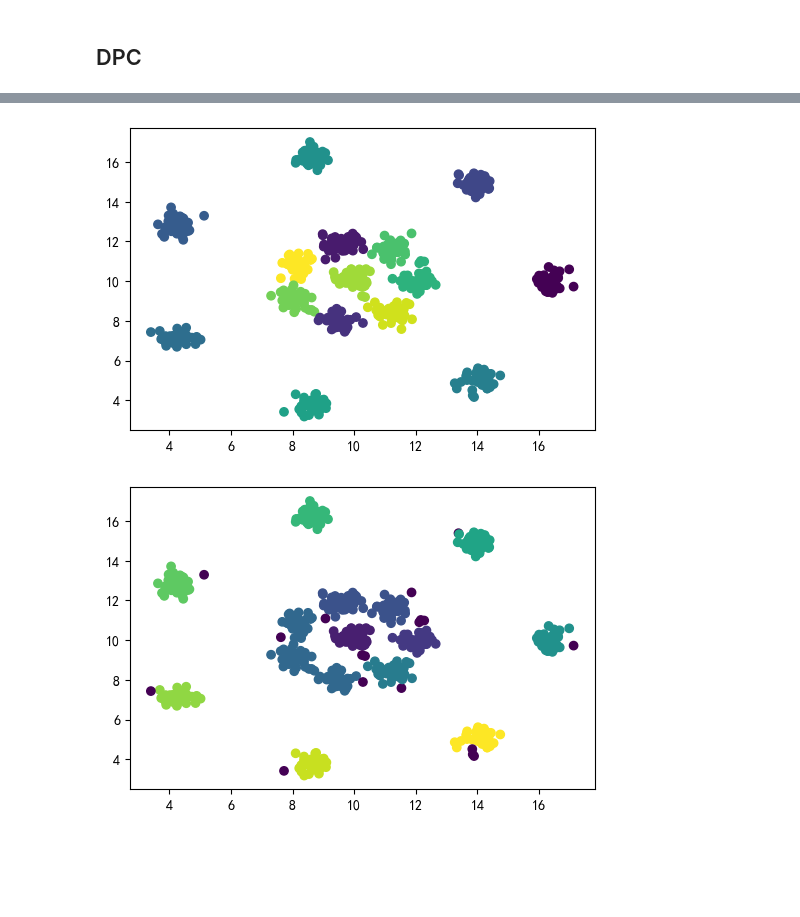
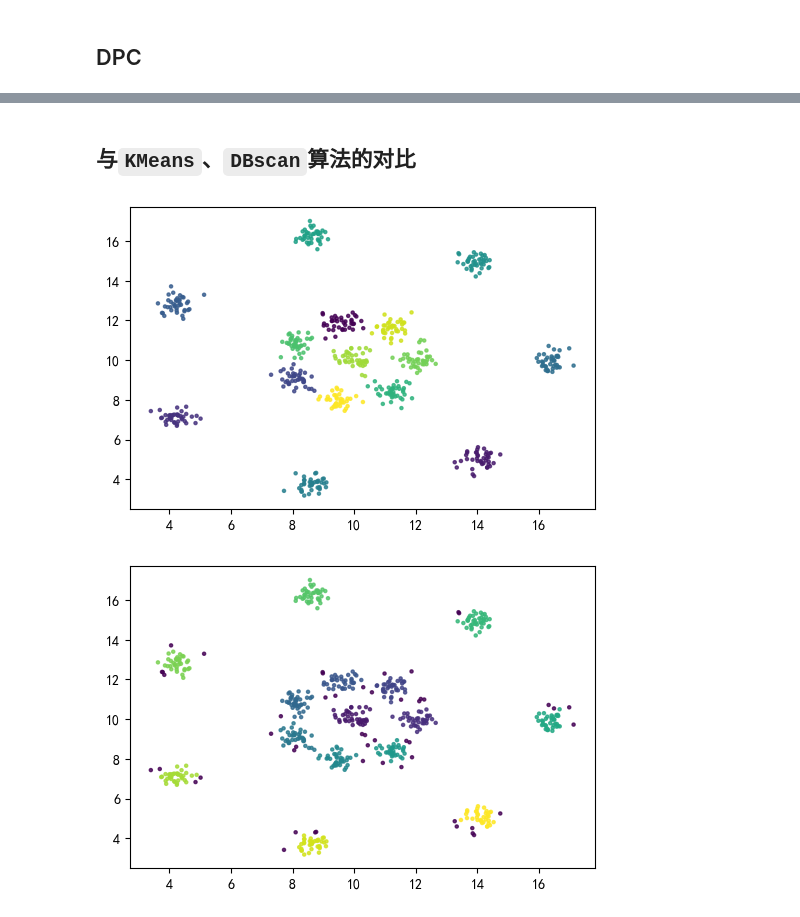
Before and after one commit to ShidaWang02/USTC-2022-FALL-ML-LAB, a Jupyter notebook: DPC/main.ipynb, the cells around one changed output, grey strips where cells are left out. Saved outputs shown, nothing was run; the diff lists cells and outputs as text; code cells hidden in the pictures; blank space fills up the shorter version.

```diff
--- a/DPC/main.ipynb
+++ b/DPC/main.ipynb
@@ -223,7 +267,4 @@ class DPC(object):
 # %%
-model1 = DPC()
-model1.fit(data1,0.01)
-model1.ShowRhoDelta()
-model1.ShowGamma()
+model1.fit(data1,75,percent=0.01)
 model1.ShowCluster(data1)
 # %% [output]
@@ -233,7 +289,4 @@ model1.ShowCluster(data1)
 # %%
-model2 = DPC()
-model2.fit(data2,0.01)
-model2.ShowRhoDelta()
-model2.ShowGamma()
+model2.fit(data2,70,percent=0.01)
 model2.ShowCluster(data2)
 # %% [output]
@@ -243,7 +311,4 @@ model2.ShowCluster(data2)
 # %%
-model3 = DPC()
-model3.fit(data3,0.01)
-model3.ShowRhoDelta()
-model3.ShowGamma()
+model3.fit(data3,10,percent=0.01)
 model3.ShowCluster(data3)
 # %% [output]
@@ -262,0 +334,7 @@ print(metrics.davies_bouldin_score(data3,model3.cluster))
+# %%
+model1.fit(data1,75,percent=0.01,halo=True)
+model1.ShowCluster(data1)
+model1.fit(data2,70,percent=0.01,halo=True)
+model1.ShowCluster(data2)
+model1.fit(data3,10,percent=0.01,halo=True)
+model1.ShowCluster(data3)
@@ -263,18 +345,20 @@ print(metrics.davies_bouldin_score(data3,model3.cluster))
+# %% [markdown]
+## 与`KMeans`、`DBscan`算法的对比
 # %%
 from sklearn.cluster import KMeans
 
 y_pred = KMeans(n_clusters=15).fit_predict(data3)
 plt.figure(dpi = 100)
-plt.scatter(data3[:,0],data3[:,1], c=y_pred)
+plt.scatter(data3[:,0],data3[:,1], c=y_pred,s=5,alpha=0.8)
 plt.show()
 # %% [output]
-[figure, old version]
+[figure, new version]
 # %%
 from sklearn.cluster import DBSCAN
 
-y_pred = DBSCAN(eps=0.4).fit_predict(data3)
+y_pred = DBSCAN(eps=0.3,min_samples=2*2).fit_predict(data3)
 plt.figure(dpi = 100)
-plt.scatter(data3[:,0],data3[:,1],c=y_pred)
+plt.scatter(data3[:,0],data3[:,1],c=y_pred,s=5,alpha=0.8)
 plt.show()
 # %% [output]
-[figure, old version]
+[figure, new version]
```
Also changed, not shown: parts of 23 cells of this notebook, 25 other files.
